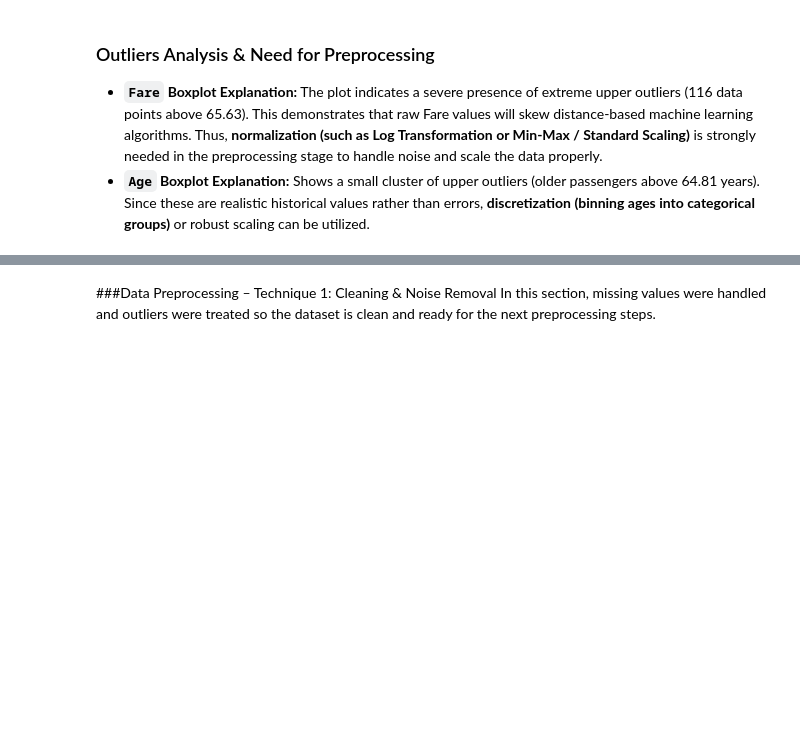
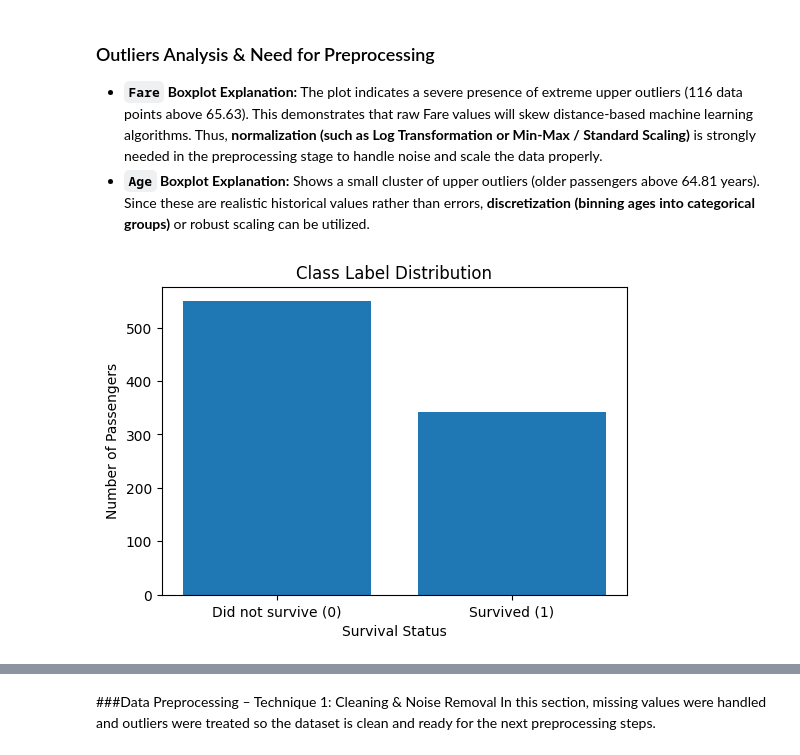
Before and after one commit to Razan445/IT326-Project, a Jupyter notebook: Phase2.ipynb, the cells around one changed output, grey strips where cells are left out. Saved outputs shown, nothing was run; the diff lists cells and outputs as text; code cells hidden in the pictures; blank space fills up the shorter version.

```diff
--- a/Phase2.ipynb
+++ b/Phase2.ipynb
@@ -107,3 +107,22 @@ Fare Outliers Count: 116 (Threshold: > 65.63)
 ### Outliers Analysis & Need for Preprocessing
 - **`Fare` Boxplot Explanation:** The plot indicates a severe presence of extreme upper outliers (116 data points above 65.63). This demonstrates that raw Fare values will skew distance-based machine learning algorithms. Thus, **normalization (such as Log Transformation or Min-Max / Standard Scaling)** is strongly needed in the preprocessing stage to handle noise and scale the data properly.
 - **`Age` Boxplot Explanation:** Shows a small cluster of upper outliers (older passengers above 64.81 years). Since these are realistic historical values rather than errors, **discretization (binning ages into categorical groups)** or robust scaling can be utilized.
+# %%
+import matplotlib.pyplot as plt
+
+survival_counts = df["Survived"].value_counts().sort_index()
+
+plt.figure(figsize=(6, 4))
+
+plt.bar(
+    ["Did not survive (0)", "Survived (1)"],
+    survival_counts.values
+)
+
+plt.title("Class Label Distribution")
+plt.xlabel("Survival Status")
+plt.ylabel("Number of Passengers")
+
+plt.show()
+# %% [output]
+[figure, added]
```
Also changed, not shown: parts of 4 cells of this notebook.
